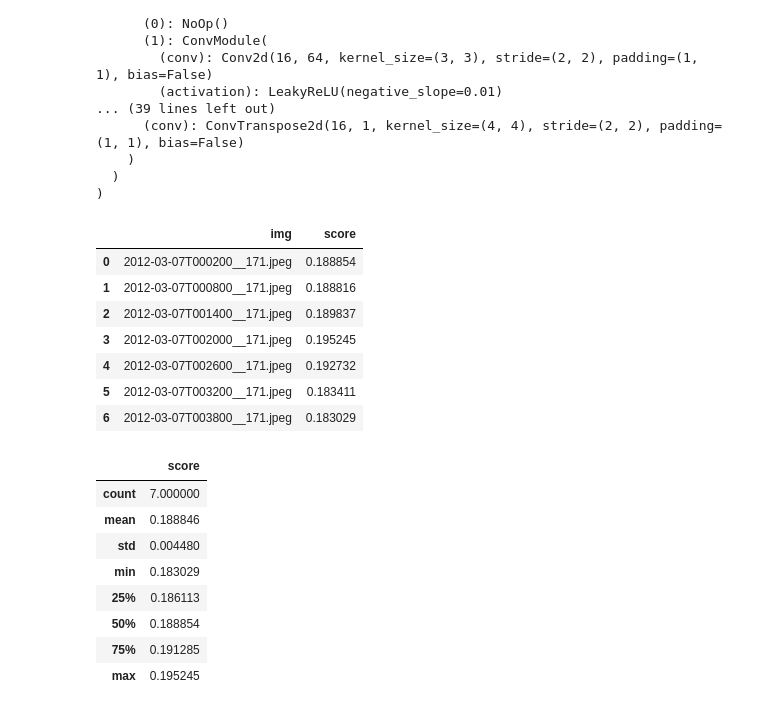
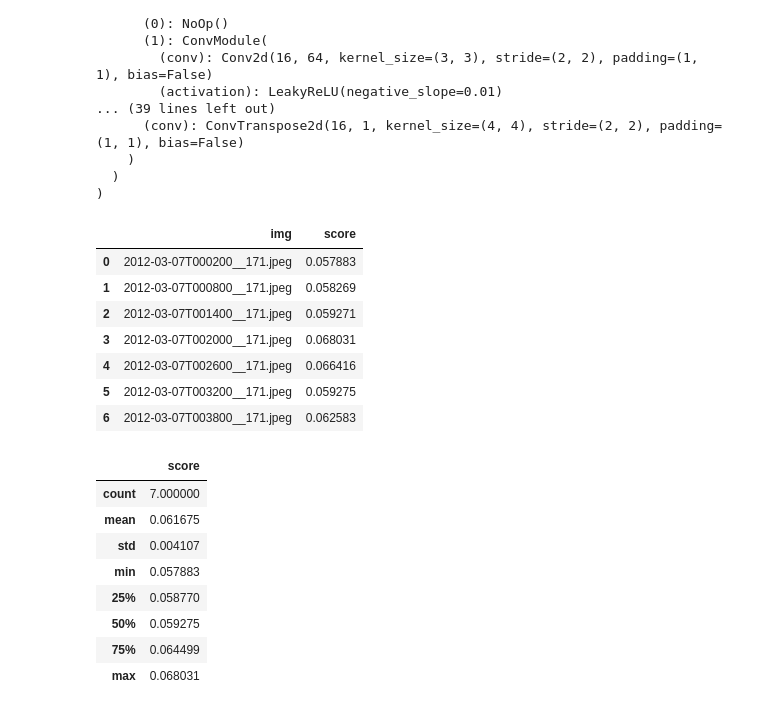
Before and after one commit to i4Ds/sdo-cli, a Jupyter notebook: notebooks/e2ePipeline.ipynb, the cells around one changed output. Saved outputs shown, nothing was run; the diff lists cells and outputs as text; code cells hidden in the pictures.

```diff
--- a/notebooks/e2ePipeline.ipynb
+++ b/notebooks/e2ePipeline.ipynb
@@ -212,29 +216,31 @@ VAE(
   )
 )
 # %%
+# investigate sample-wise scores
+
 import pandas as pd
 
-sample_pred_path = "./output/pred/20210216-170850_cevae/predictions/predictions.txt"
+sample_pred_path = "./output/pred/20210216-180343_cevae/predictions/predictions.txt"
 df = pd.read_csv(sample_pred_path, header=None, names = ["img", "score"])
 df.head(7)
 # %% [output]
 |  | img | score |
-| 0 | 2012-03-07T000200__171.jpeg | 0.188854 |
-| 1 | 2012-03-07T000800__171.jpeg | 0.188816 |
-| 2 | 2012-03-07T001400__171.jpeg | 0.189837 |
-| 3 | 2012-03-07T002000__171.jpeg | 0.195245 |
-| 4 | 2012-03-07T002600__171.jpeg | 0.192732 |
-| 5 | 2012-03-07T003200__171.jpeg | 0.183411 |
-| 6 | 2012-03-07T003800__171.jpeg | 0.183029 |
+| 0 | 2012-03-07T000200__171.jpeg | 0.057883 |
+| 1 | 2012-03-07T000800__171.jpeg | 0.058269 |
+| 2 | 2012-03-07T001400__171.jpeg | 0.059271 |
+| 3 | 2012-03-07T002000__171.jpeg | 0.068031 |
+| 4 | 2012-03-07T002600__171.jpeg | 0.066416 |
+| 5 | 2012-03-07T003200__171.jpeg | 0.059275 |
+| 6 | 2012-03-07T003800__171.jpeg | 0.062583 |
 # %%
 df.describe()
 # %% [output]
 |  | score |
 | count | 7.000000 |
-| mean | 0.188846 |
-| std | 0.004480 |
-| min | 0.183029 |
-| 25% | 0.186113 |
-| 50% | 0.188854 |
-| 75% | 0.191285 |
-| max | 0.195245 |
+| mean | 0.061675 |
+| std | 0.004107 |
+| min | 0.057883 |
+| 25% | 0.058770 |
+| 50% | 0.059275 |
+| 75% | 0.064499 |
+| max | 0.068031 |
```
Also changed, not shown: parts of 7 cells of this notebook.
